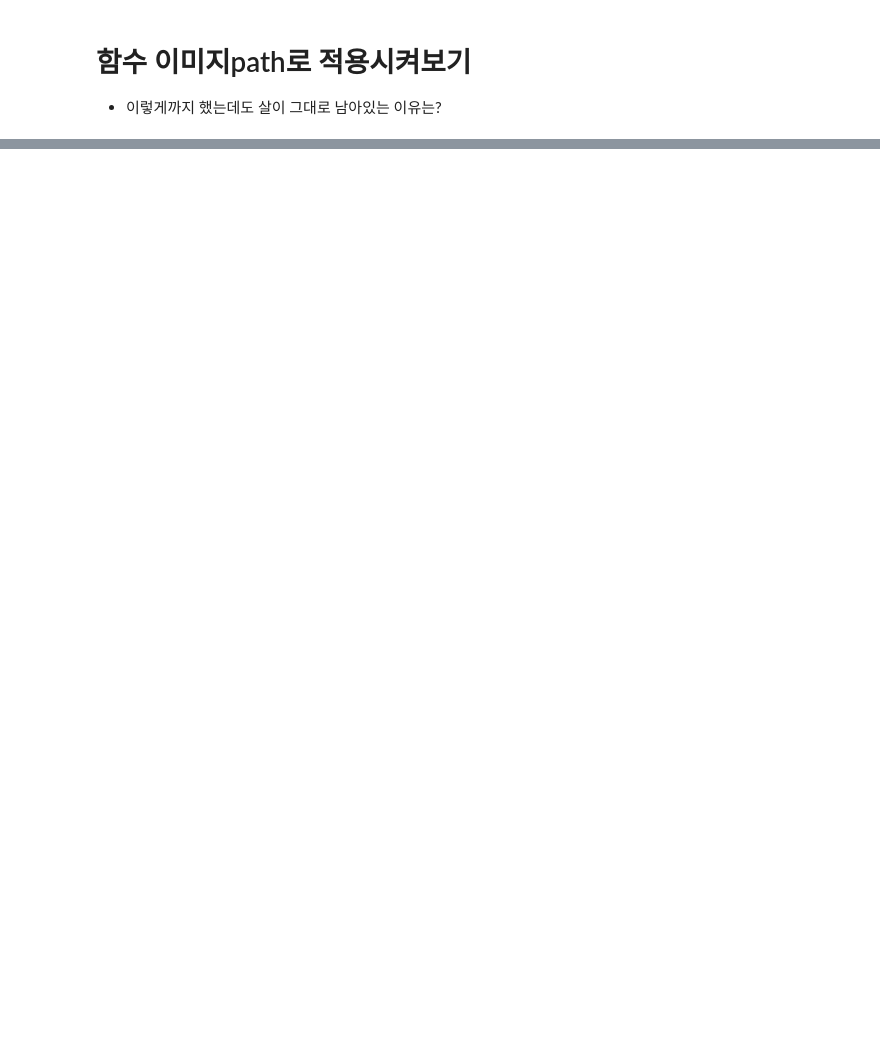
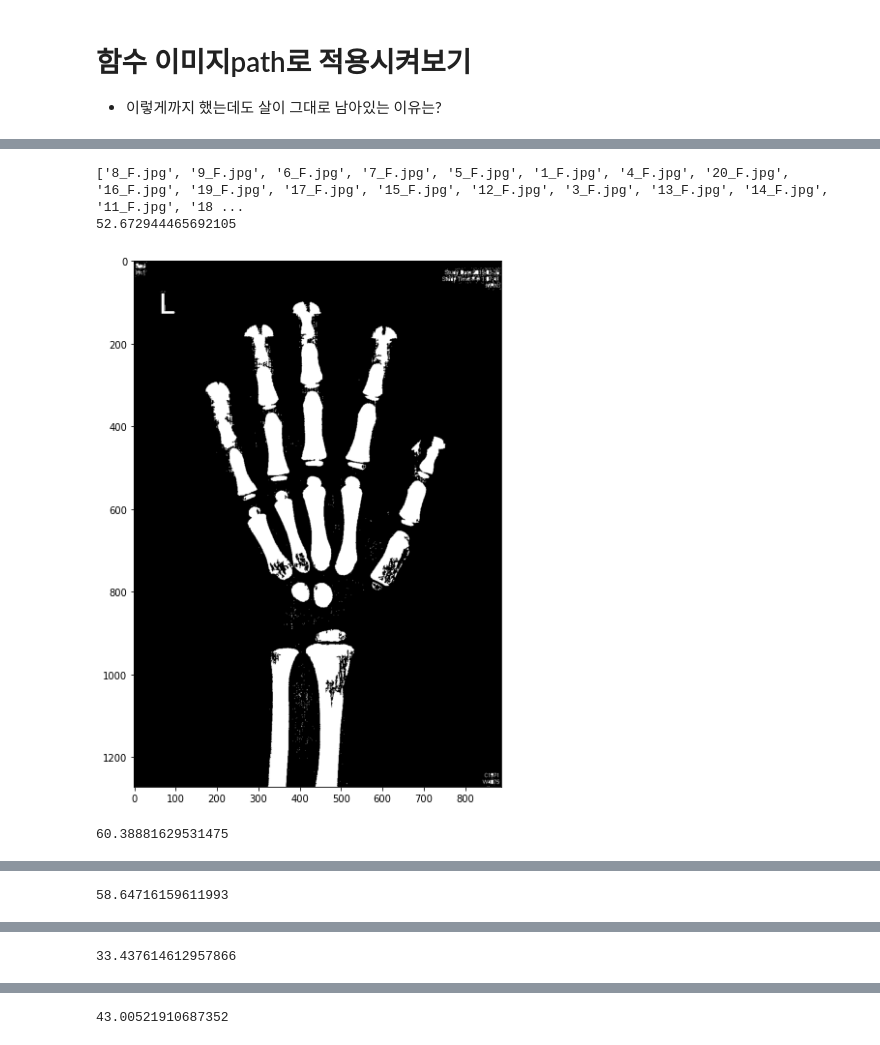
Before and after one commit to kikiru328/Bone_Detection, a Jupyter notebook: 승혜/img_preprocessing_def.ipynb, the cells around one changed output, grey strips where cells are left out. Cells and saved outputs as stored; diff of their text form; code cells hidden in the pictures; blank space fills up the shorter version.

Commit message:
Colaboratory를 통해 생성됨

```diff
--- a/승혜/img_preprocessing_def.ipynb
+++ b/승혜/img_preprocessing_def.ipynb
@@ -285,0 +306,16 @@ for item in dir_list[:5] :
+# %%
+# 이미지 여러개에 함수 적용
+import os
+path = '/content/drive/MyDrive/cakd_colab/2차플젝/데이터 원본/데이터 원본/first'
+dir_list = os.listdir(path)
+print(dir_list)
+
+for item in dir_list[:5] :
+  img = cv2.imread(path+'/'+f'{item}',cv2.IMREAD_COLOR)
+  # merong(img,55,25,25,10) # 원래꺼 (스킨은 잘 안빠지고 지골이 잘 빠짐)
+  merong(img,55,60,50,25)  # 새로운거 (지골이 잘 안빠지고 스킨이 잘 빠짐)
+# %% [output]
+['8_F.jpg', '9_F.jpg', '6_F.jpg', '7_F.jpg', '5_F.jpg', '1_F.jpg', '4_F.jpg', '20_F.jpg', '16_F.jpg', '19_F.jpg', '17_F.jpg', '15_F.jpg', '12_F.jpg', '3_F.jpg', '13_F.jpg', '14_F.jpg', '11_F.jpg', '18 ...
+52.672944465692105
+[figure, added]
+60.38881629531475
@@ -285,0 +323 @@ for item in dir_list[:5] :
+58.64716159611993
@@ -285,0 +325 @@ for item in dir_list[:5] :
+33.437614612957866
@@ -285,0 +327 @@ for item in dir_list[:5] :
+43.00521910687352
```
Also changed, not shown: parts of 10 cells of this notebook.
